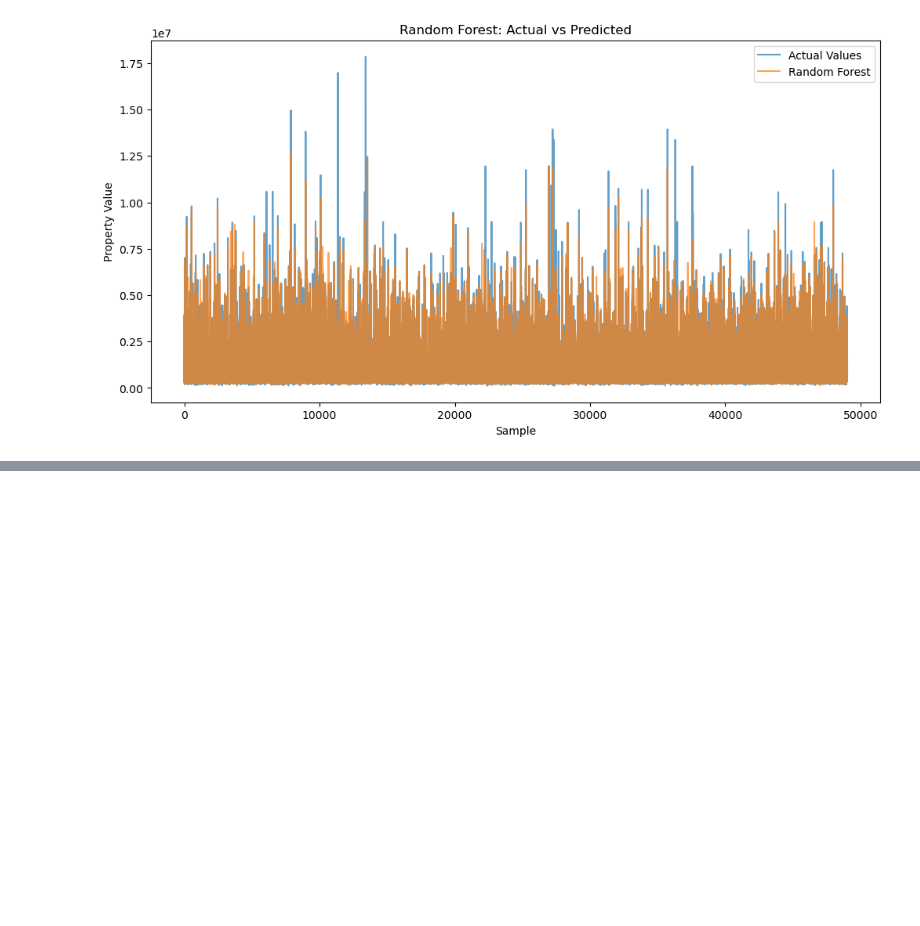
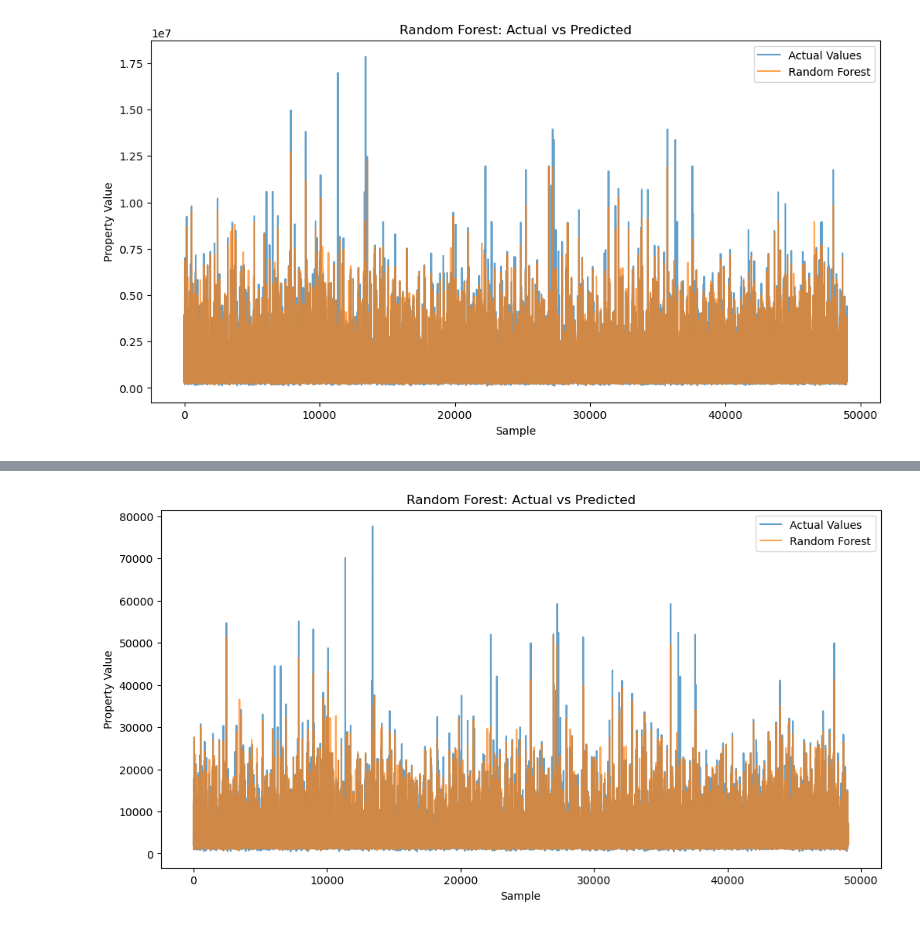
Before and after one commit to A1marge/London-Property-Price-Predictor, a Jupyter notebook: LondonHousePriceData.ipynb, the cells around one changed output, grey strips where cells are left out. Drawn from its saved outputs; the diff is of its cells as text; code cells hidden in the pictures; blank space fills up the shorter version.

```diff
--- a/LondonHousePriceData.ipynb
+++ b/LondonHousePriceData.ipynb
@@ -393,0 +396,7 @@ plt.show()
+# %%
+X = df[features]
+y = df["rentEstimate_currentPrice"]
+
+X_train, X_test, y_train, y_test = train_test_split(X, y, test_size=0.2, random_state=42)
+
+print("Overlap in training and test sets:", len(set(X_train.index).intersection(set(X_test.index))))
@@ -393,0 +507,12 @@ plt.show()
+# %%
+plt.figure(figsize=(12, 6))
+
+plt.plot(y_test.values, label='Actual Values', alpha=0.7)
+plt.plot(y_pred_rf, label='Random Forest', alpha=0.7)
+plt.title('Random Forest: Actual vs Predicted')
+plt.xlabel('Sample')
+plt.ylabel('Property Value')
+plt.legend()
+plt.show()
+# %% [output]
+[figure, added]
```
Also changed, not shown: parts of 14 cells of this notebook.
